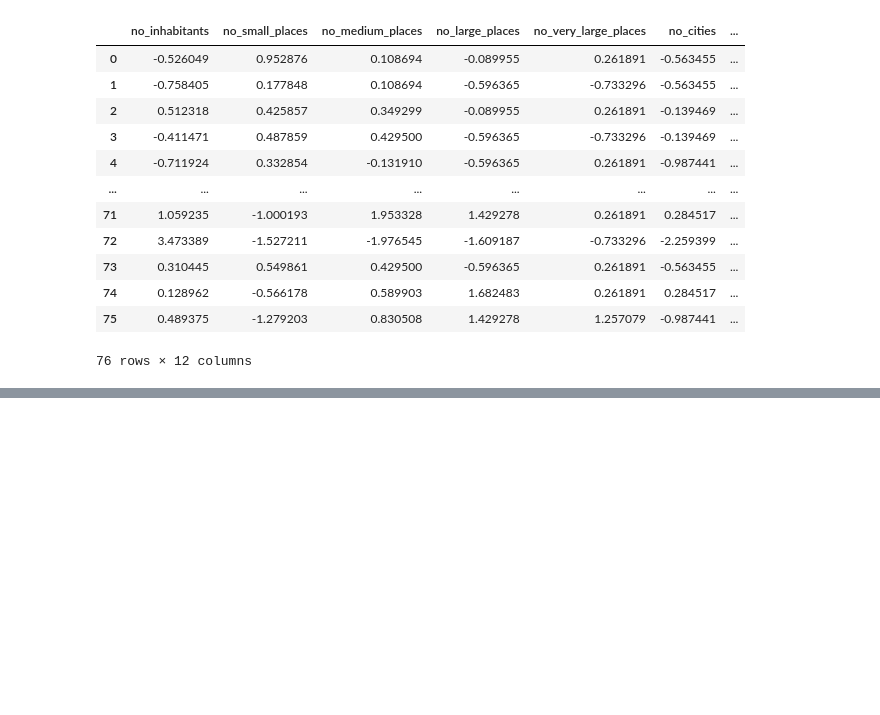
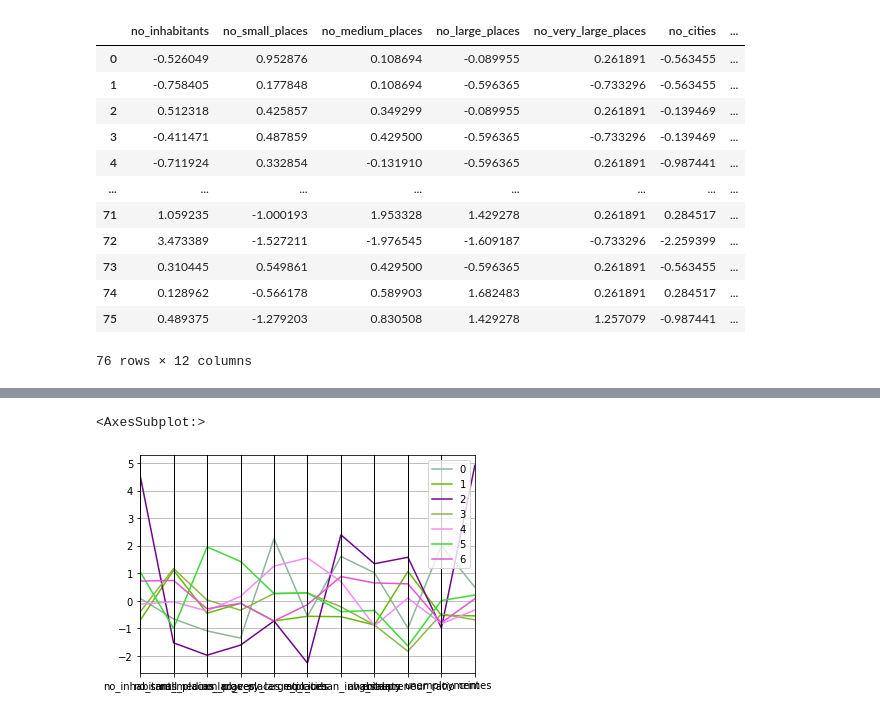
Before and after one commit to joaonmatos/feup-machine-learning, a Jupyter notebook: analysis/districts.ipynb, the cells around one changed output, grey strips where cells are left out. Saved outputs shown, nothing was run; the diff lists cells and outputs as text; code cells hidden in the pictures; blank space fills up the shorter version.

```diff
--- a/analysis/districts.ipynb
+++ b/analysis/districts.ipynb
@@ -402,0 +417,8 @@ filtered_scaled
+# %%
+from pandas.plotting import parallel_coordinates
+
+data_to_plot = filtered_scaled[["no_inhabitants", "no_small_places", "no_medium_places", "no_large_places",	"no_very_large_places",	"no_cities", "ratio_urban_inhabitants", "avg_salary", "entrepreneur_ratio", "unemployment", "crimes", "cluster_number"]]
+parallel_coordinates(data_to_plot, "cluster_number")
+# %% [output]
+<AxesSubplot:>
+[figure, added]
```
Also changed, not shown: parts of 8 cells of this notebook, 2 other files.
